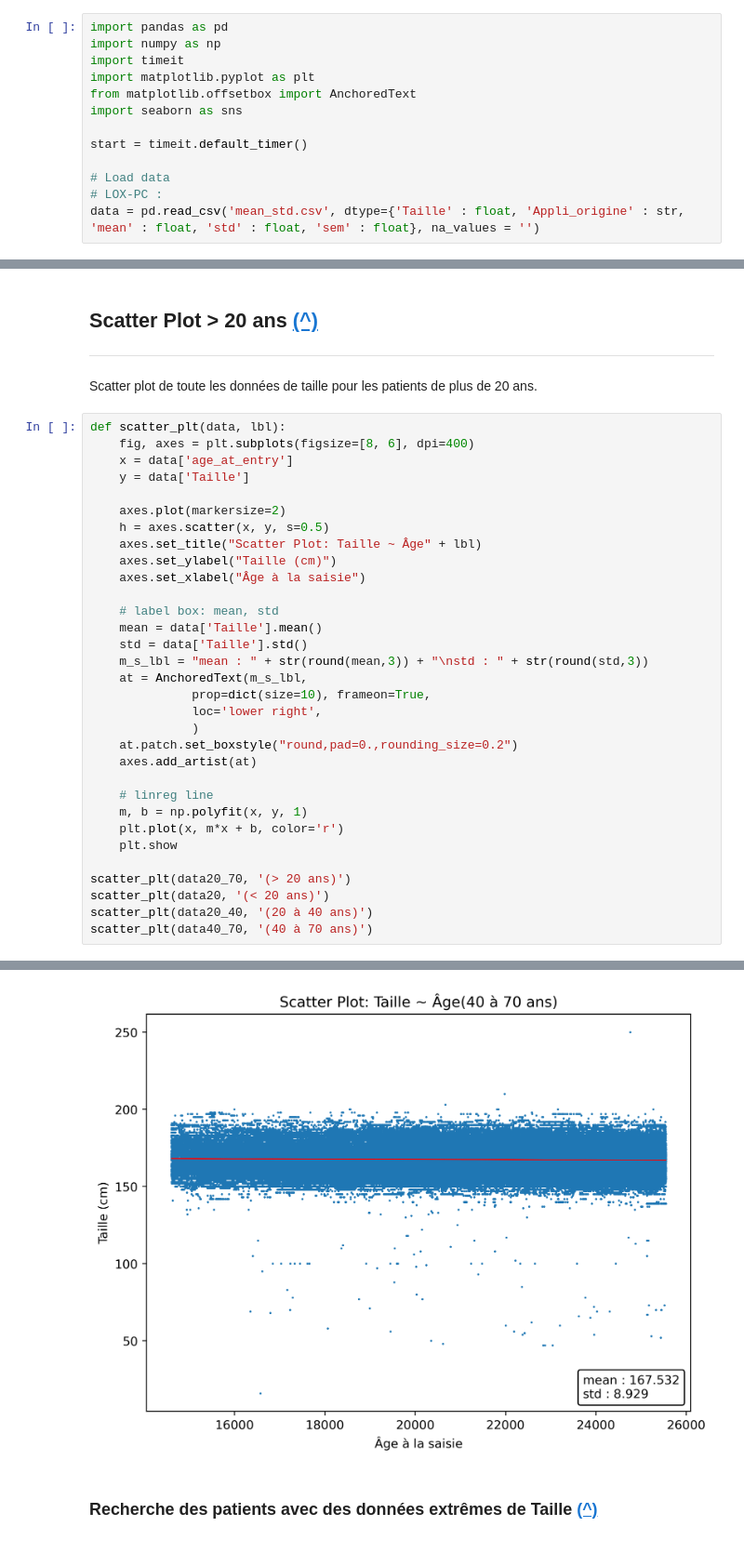
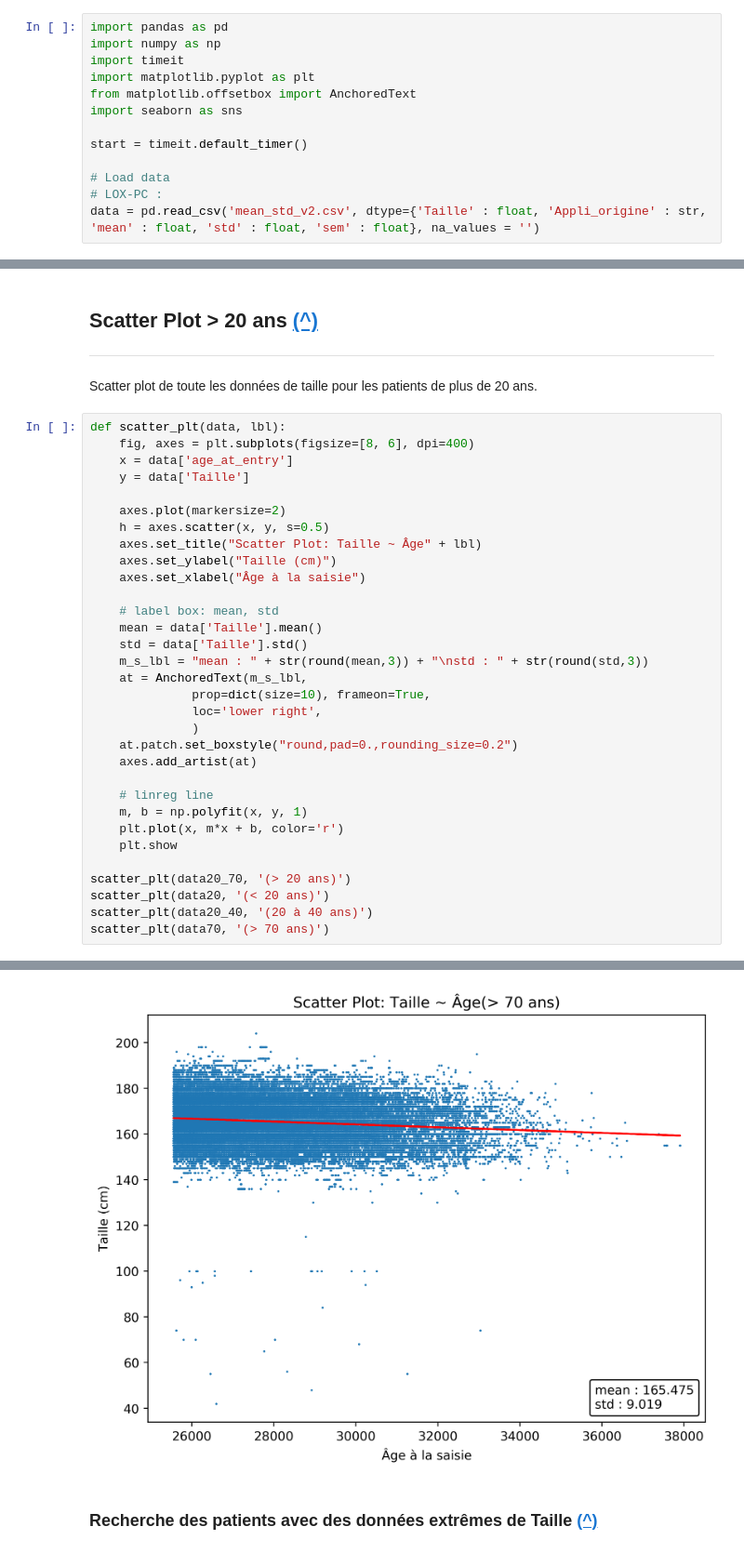
Before and after one commit to ldancelme/clb_notebooks, a Jupyter notebook: scatter_plots.ipynb, the cells around one changed output, grey strips where cells are left out. Shown: that part at 93% size. Cells and saved outputs as stored; diff of their text form.

```diff
--- a/scatter_plots.ipynb
+++ b/scatter_plots.ipynb
@@ -33,7 +33,7 @@ start = timeit.default_timer()
 
 # Load data
 # LOX-PC :
-data = pd.read_csv('mean_std.csv', dtype={'Taille' : float, 'Appli_origine' : str, 'mean' : float, 'std' : float, 'sem' : float}, na_values = '')
+data = pd.read_csv('mean_std_v2.csv', dtype={'Taille' : float, 'Appli_origine' : str, 'mean' : float, 'std' : float, 'sem' : float}, na_values = '')
 # %% [markdown]
 <a id="interval-age"></a>
 # %% [markdown]
@@ -157,5 +157,5 @@ def scatter_plt(data, lbl):
 scatter_plt(data20_70, '(> 20 ans)')
 scatter_plt(data20, '(< 20 ans)')
 scatter_plt(data20_40, '(20 à 40 ans)')
-scatter_plt(data40_70, '(40 à 70 ans)')
+scatter_plt(data70, '(> 70 ans)')
 # %% [output]
@@ -165,4 +165,4 @@ scatter_plt(data40_70, '(40 à 70 ans)')
-[figure, old version]
+[figure, new version]
 # %% [markdown]
 ### Recherche des patients avec des données extrêmes de Taille [(^)](#up)
 # %%
```
Also changed, not shown: parts of 3 cells of this notebook, 2 other files.
